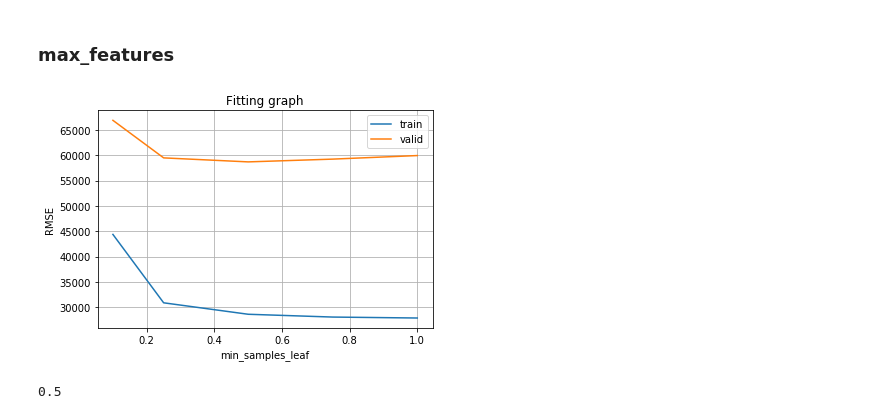
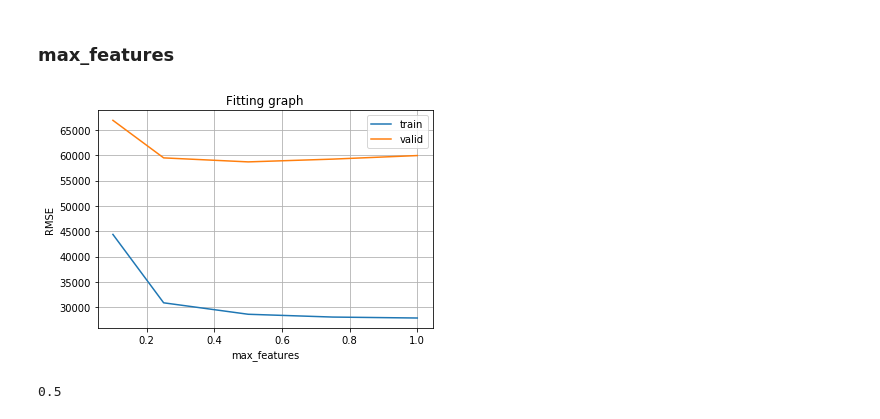
Before and after one commit to lewtun/dslectures, a Jupyter notebook: notebooks/lesson09-overfitting.ipynb, the cells around one changed output. Drawn from its saved outputs; the diff is of its cells as text; code cells hidden in the pictures.

```diff
--- a/notebooks/lesson09-overfitting.ipynb
+++ b/notebooks/lesson09-overfitting.ipynb
@@ -210,8 +207,10 @@ for degree in tqdm(degrees):
 # %%
-plt.plot(degrees, rmse_train, label='train')
-plt.plot(degrees, rmse_valid, label='valid')
-plt.title('Fitting graph')
-plt.ylabel('RMSE')
-plt.xlabel('degree')
-plt.legend(loc='best')
-plt.grid(True)
+def plot_fitting_graph(x, metric_train, metric_valid, metric_name='metric', xlabel='x', yscale='linear'):
+    plt.plot(x, metric_train, label='train')
+    plt.plot(x, metric_valid, label='valid')
+    plt.yscale(yscale)
+    plt.title('Fitting graph')
+    plt.ylabel(metric_name)
+    plt.xlabel(xlabel)
+    plt.legend(loc='best')
+    plt.grid(True)
@@ -515,17 +483,10 @@ for mf in tqdm(max_features):
     # we average the scores and append them to the list
     rmse_train.append(-np.mean(results['train_score']))
     rmse_valid.append(-np.mean(results['test_score']))
-# %%
-plt.plot(max_features, np.array(rmse_train), label='train')
-plt.plot(max_features, np.array(rmse_valid), label='valid')
-plt.title('Fitting graph')
-plt.ylabel('RMSE')
-plt.xlabel('min_samples_leaf')
-plt.legend(loc='best')
-plt.grid(True)
-# plt.ylim([55_000, 61_000])
-# %% [output]
-[figure, removed]
+# %%
+plot_fitting_graph(max_features, rmse_train, rmse_valid, metric_name='RMSE', xlabel='max_features')
+# %% [output]
+[figure, added]
 # %%
 max_features[np.argmin(rmse_valid)]
 # %% [output]
```
Also changed, not shown: parts of 42 cells of this notebook, 5 other files.
